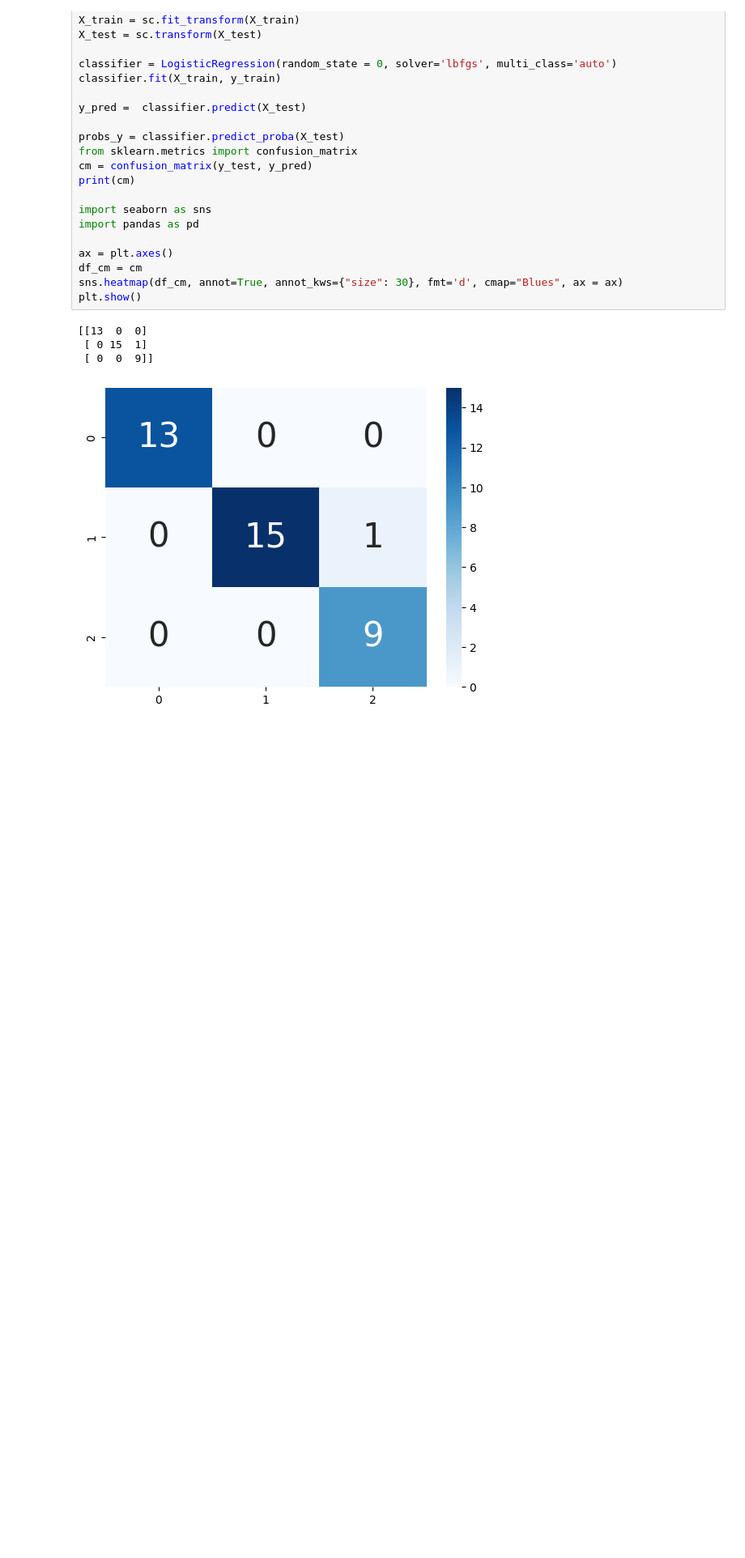
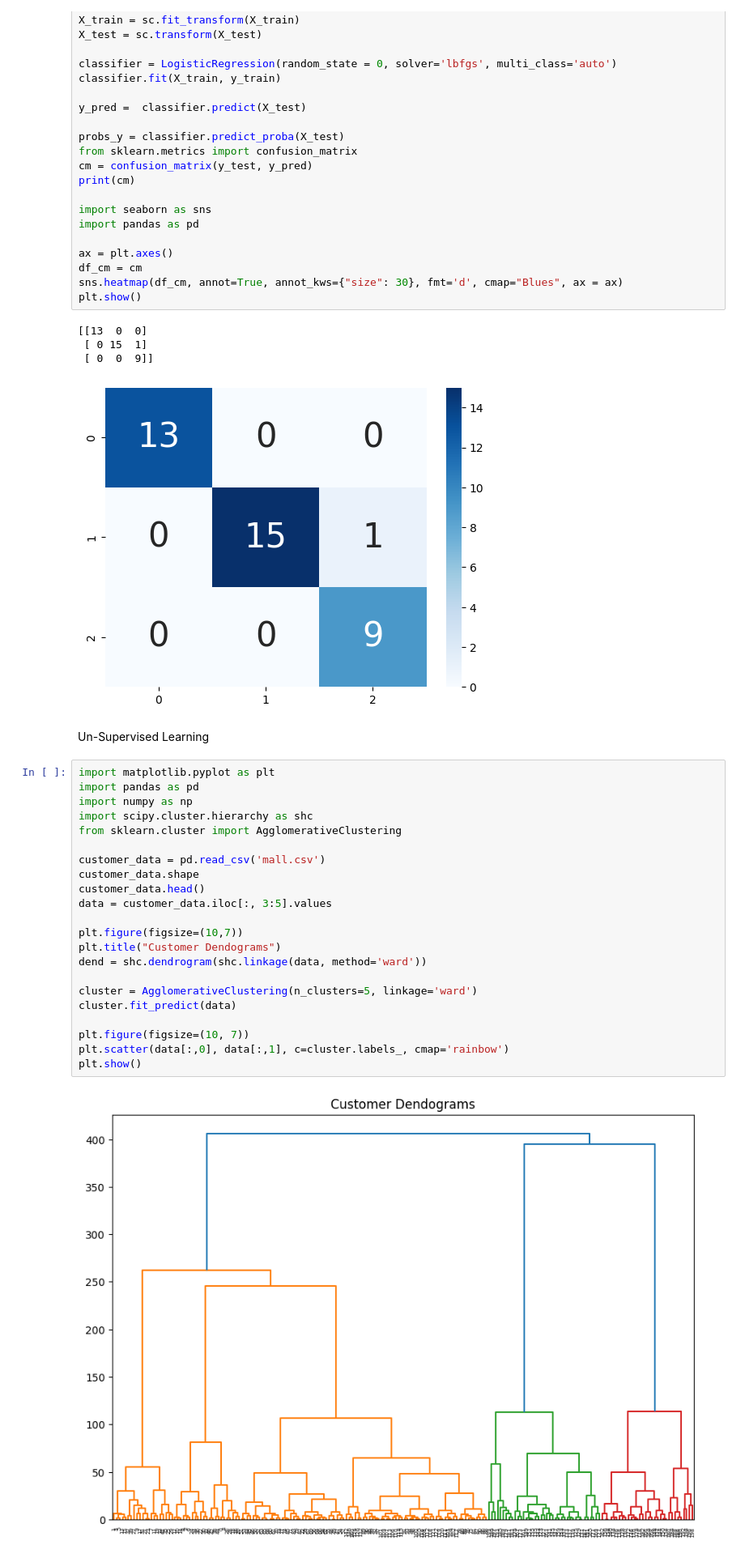
Before and after one commit to LifelessPROgrammer/SEM3AAI, a Jupyter notebook: Write_And_Application_To_Stimulate_Supervised_And_Un_Supervised_Learning_Model.ipynb, the cells around one changed output. Shown at 81% size. Cells and saved outputs as stored; diff of their text form; blank space fills up the shorter version.

```diff
--- a/Write_And_Application_To_Stimulate_Supervised_And_Un_Supervised_Learning_Model.ipynb
+++ b/Write_And_Application_To_Stimulate_Supervised_And_Un_Supervised_Learning_Model.ipynb
@@ -41,3 +43,29 @@ plt.show()
  [ 0 15  1]
  [ 0  0  9]]
 [figure]
+# %% [markdown]
+Un-Supervised Learning
+# %%
+import matplotlib.pyplot as plt
+import pandas as pd
+import numpy as np
+import scipy.cluster.hierarchy as shc
+from sklearn.cluster import AgglomerativeClustering
+
+customer_data = pd.read_csv('mall.csv')
+customer_data.shape
+customer_data.head()
+data = customer_data.iloc[:, 3:5].values
+
+plt.figure(figsize=(10,7))
+plt.title("Customer Dendograms")
+dend = shc.dendrogram(shc.linkage(data, method='ward'))
+
+cluster = AgglomerativeClustering(n_clusters=5, linkage='ward')
+cluster.fit_predict(data)
+
+plt.figure(figsize=(10, 7))
+plt.scatter(data[:,0], data[:,1], c=cluster.labels_, cmap='rainbow')
+plt.show()
+# %% [output]
+[figure, added]
```
Also changed, not shown: parts of 2 cells of this notebook.
